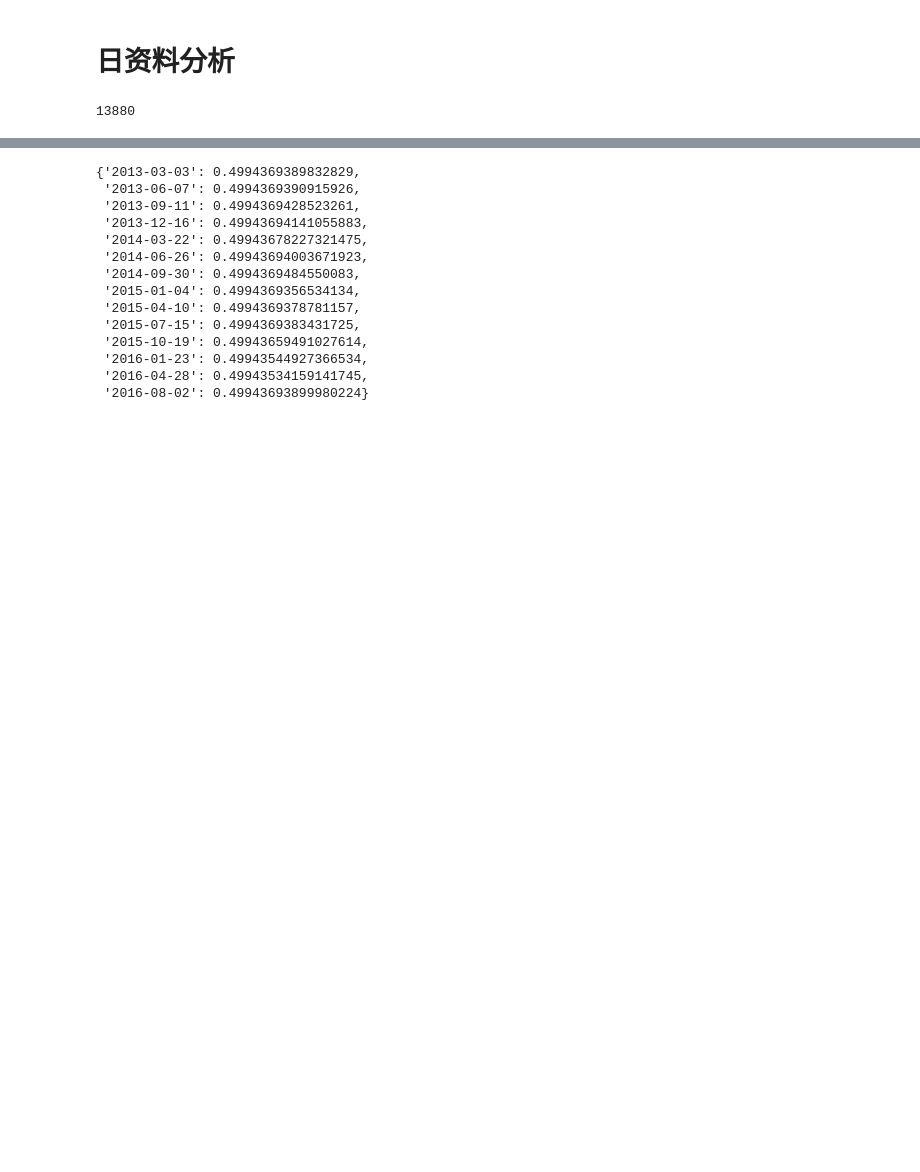
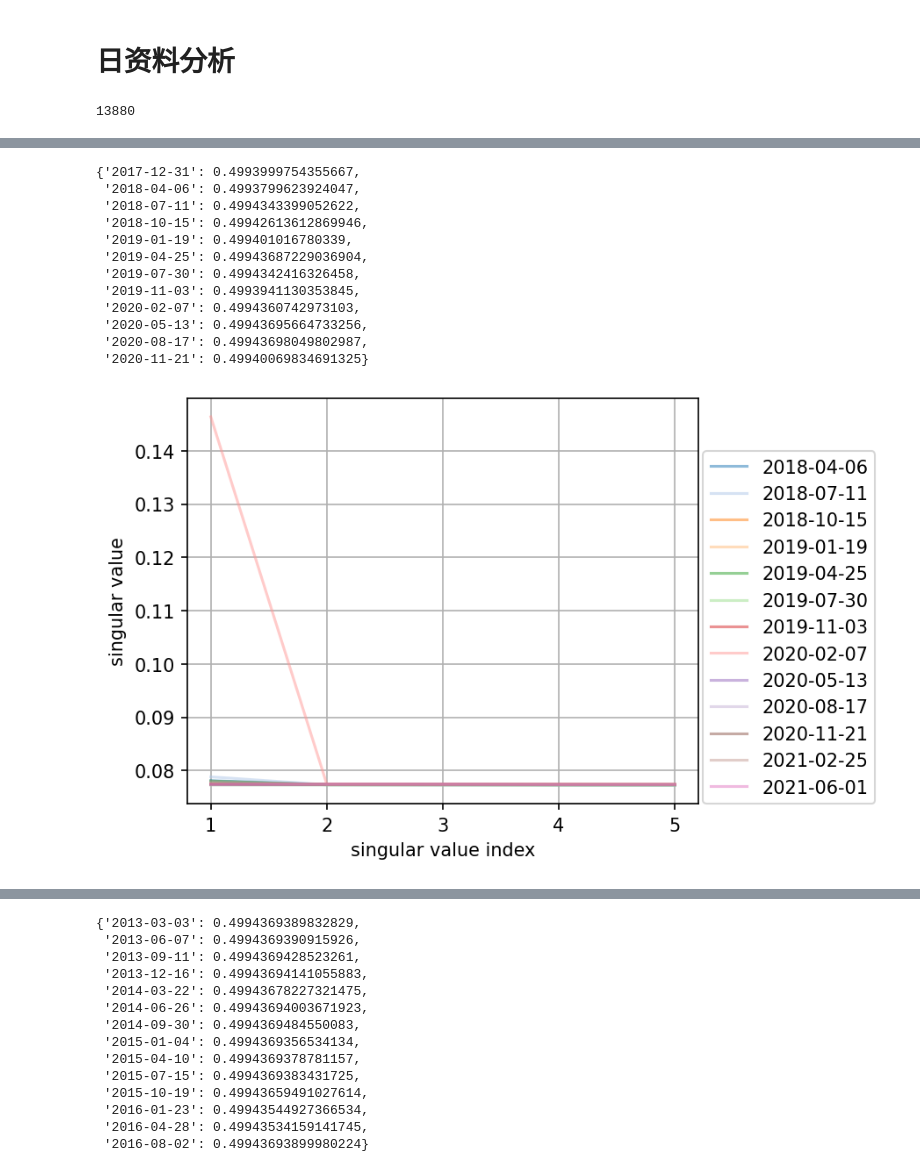
Before and after one commit to Matthew-ymz/Time-series-forecasting-for-causal-emergence, a Jupyter notebook: postprocessing/jacobian_svd.ipynb, the cells around one changed output, grey strips where cells are left out. Cells and saved outputs as stored; diff of their text form; code cells hidden in the pictures; blank space fills up the shorter version.

```diff
--- a/postprocessing/jacobian_svd.ipynb
+++ b/postprocessing/jacobian_svd.ipynb
@@ -94,0 +141,19 @@ days_difference
+# %%
+batch_size = 8
+test_id = 'long_term_forecast_iT_cov_qbo_daily_1520_rbt_iTransformer_cov_QBO_ft5_sl96_pl96_dm512_nh8_el4_dl1_df512_fc3_flocvali_first_lam0.001_dtTrue_Exp_'
+plot_singular(test_id, seeds = 1, length=96, dims=5, start=14244, end=15396, interval=96, window=5, sigmas=True)
+plot_singular_cum(test_id, seeds = 1, length=96, dims=5, start=14244, end=15396, interval=96, window='all', sigmas=True, figure_show=True)
+# %% [output]
+{'2017-12-31': 0.4993999754355667,
+ '2018-04-06': 0.4993799623924047,
+ '2018-07-11': 0.4994343399052622,
+ '2018-10-15': 0.49942613612869946,
+ '2019-01-19': 0.499401016780339,
+ '2019-04-25': 0.49943687229036904,
+ '2019-07-30': 0.4994342416326458,
+ '2019-11-03': 0.4993941130353845,
+ '2020-02-07': 0.4994360742973103,
+ '2020-05-13': 0.49943695664733256,
+ '2020-08-17': 0.49943698049802987,
+ '2020-11-21': 0.49940069834691325}
+[figure, added]
```
Also changed, not shown: parts of 10 cells of this notebook, 11 other files.
